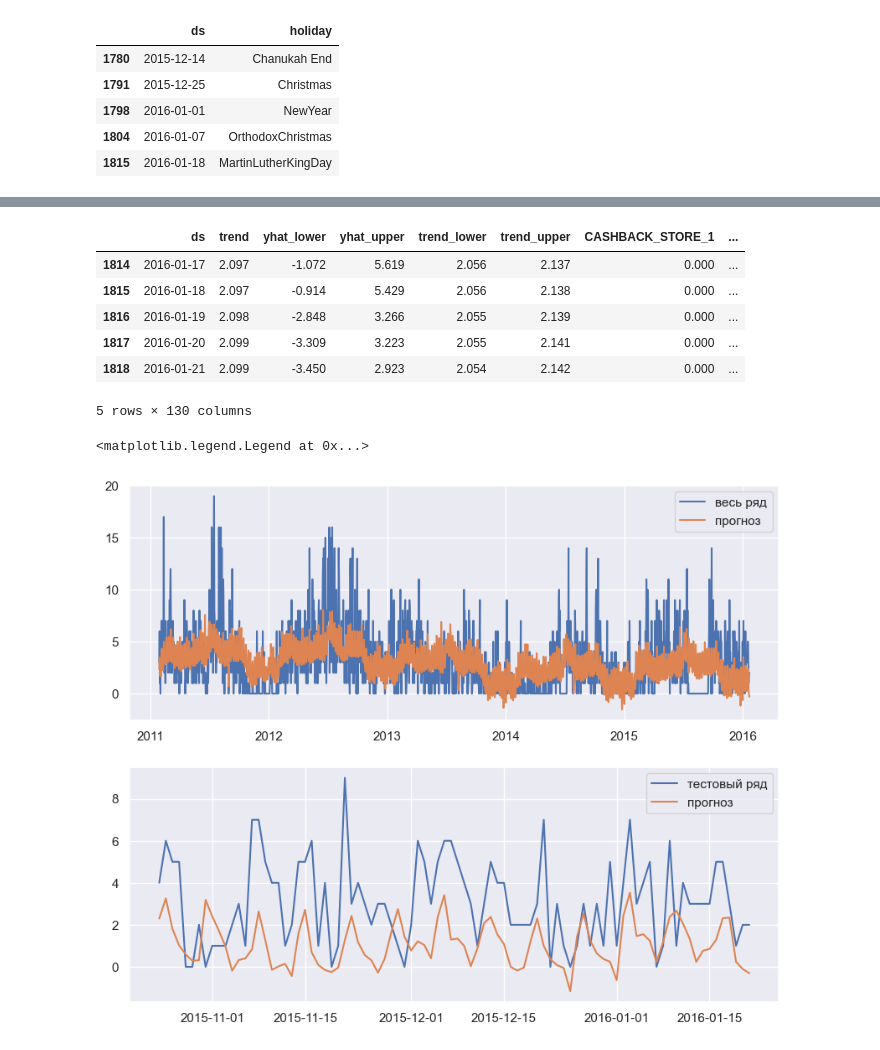
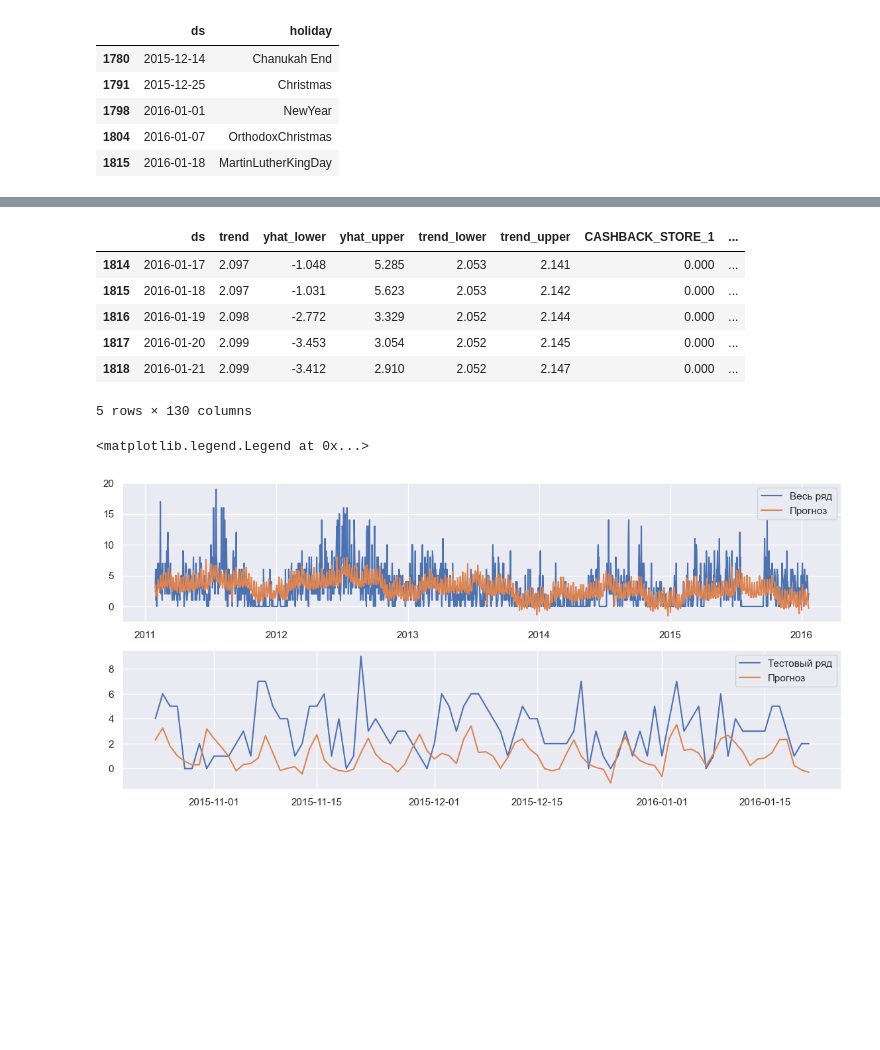
Before and after one commit to qw1zzard/itmo_timeseries, a Jupyter notebook: notebooks/test_models.ipynb, the cells around one changed output, grey strips where cells are left out. Saved outputs shown, nothing was run; the diff lists cells and outputs as text; code cells hidden in the pictures; blank space fills up the shorter version.

```diff
--- a/notebooks/test_models.ipynb
+++ b/notebooks/test_models.ipynb
@@ -108,6 +102,8 @@ def fourier_extrapolation(x, n_predict, n_harm=20, inner_freq=1.0) -> np.ndarray
 df = pd.read_csv('../data/shop_sales_all.csv')
 df['date'] = pd.to_datetime(df['date'])
 
-df_681 = df[df['item_id'] == 'STORE_1_546']  # рассмотрим определенный артикул
+ITEM_ID = 'STORE_1_546'
+
+df_681 = df[df['item_id'] == ITEM_ID]  # рассмотрим определенный артикул
 df_681.tail()
 # %% [output]
@@ -379,29 +369,29 @@ test_forecast = forecast.iloc[-num_steps:]
 test_forecast.tail()
 # %% [output]
 |  | ds | trend | yhat_lower | yhat_upper | trend_lower | trend_upper | CASHBACK_STORE_1 | ... |
-| 1814 | 2016-01-17 | 2.097 | -1.072 | 5.619 | 2.056 | 2.137 | 0.000 | ... |
-| 1815 | 2016-01-18 | 2.097 | -0.914 | 5.429 | 2.056 | 2.138 | 0.000 | ... |
-| 1816 | 2016-01-19 | 2.098 | -2.848 | 3.266 | 2.055 | 2.139 | 0.000 | ... |
-| 1817 | 2016-01-20 | 2.099 | -3.309 | 3.223 | 2.055 | 2.141 | 0.000 | ... |
-| 1818 | 2016-01-21 | 2.099 | -3.450 | 2.923 | 2.054 | 2.142 | 0.000 | ... |
+| 1814 | 2016-01-17 | 2.097 | -1.048 | 5.285 | 2.053 | 2.141 | 0.000 | ... |
+| 1815 | 2016-01-18 | 2.097 | -1.031 | 5.623 | 2.053 | 2.142 | 0.000 | ... |
+| 1816 | 2016-01-19 | 2.098 | -2.772 | 3.329 | 2.052 | 2.144 | 0.000 | ... |
+| 1817 | 2016-01-20 | 2.099 | -3.453 | 3.054 | 2.052 | 2.145 | 0.000 | ... |
+| 1818 | 2016-01-21 | 2.099 | -3.412 | 2.910 | 2.052 | 2.147 | 0.000 | ... |
 5 rows × 130 columns
 # %%
-plt.figure(figsize=(10, 8))
+plt.figure(figsize=(14, 6))
 
 plt.subplot(2, 1, 1)
-plt.plot(df_prophet.set_index('ds').y, label='весь ряд')
-plt.plot(forecast.set_index('ds').yhat, label='прогноз')
+plt.plot(df_prophet.set_index('ds').y, label='Весь ряд')
+plt.plot(forecast.set_index('ds').yhat, label='Прогноз')
 
 plt.legend()
 
 plt.subplot(2, 1, 2)
-plt.plot(data_test.set_index('ds').y, label='тестовый ряд')
-plt.plot(test_forecast.set_index('ds').yhat, label='прогноз')
+plt.plot(data_test.set_index('ds').y, label='Тестовый ряд')
+plt.plot(test_forecast.set_index('ds').yhat, label='Прогноз')
 
 plt.legend()
 # %% [output]
 <matplotlib.legend.Legend at 0x...>
-[figure, old version]
+[figure, new version]
 # %%
 prophet_rep = metrics_report(
     data_test.set_index('ds')[['y']], test_forecast.set_index('ds')[['yhat']]
```
Also changed, not shown: parts of 24 cells of this notebook, 1 other file.
